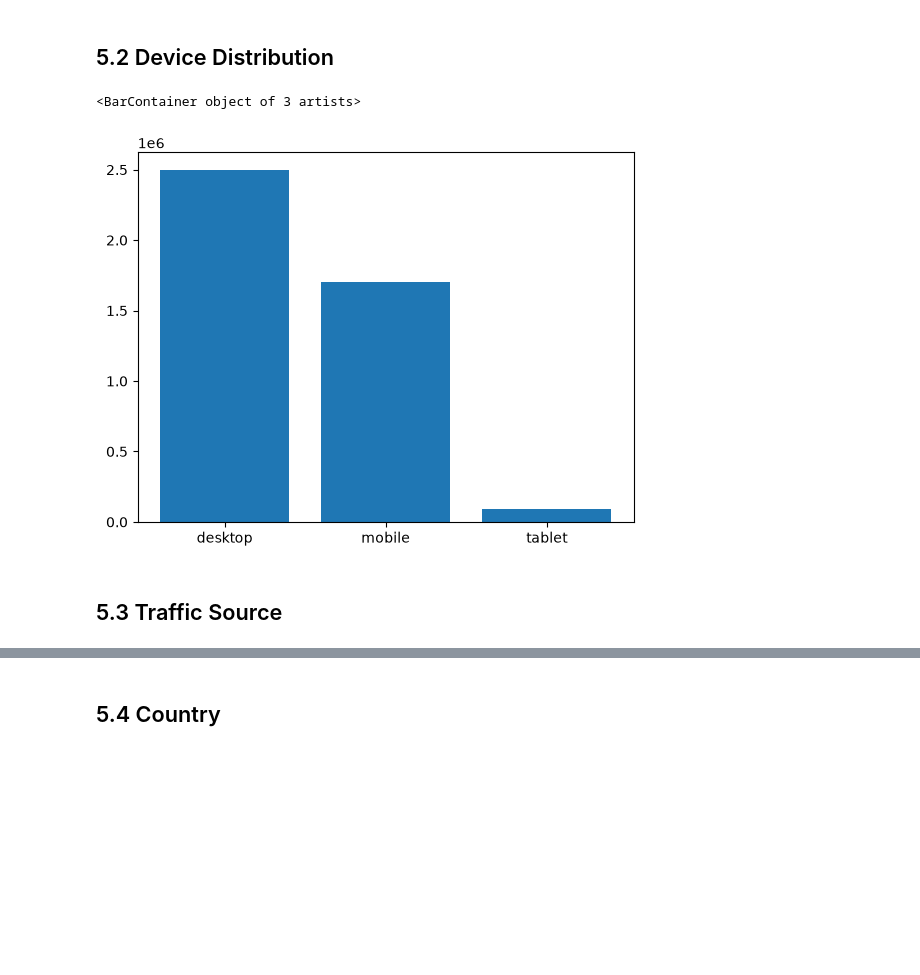
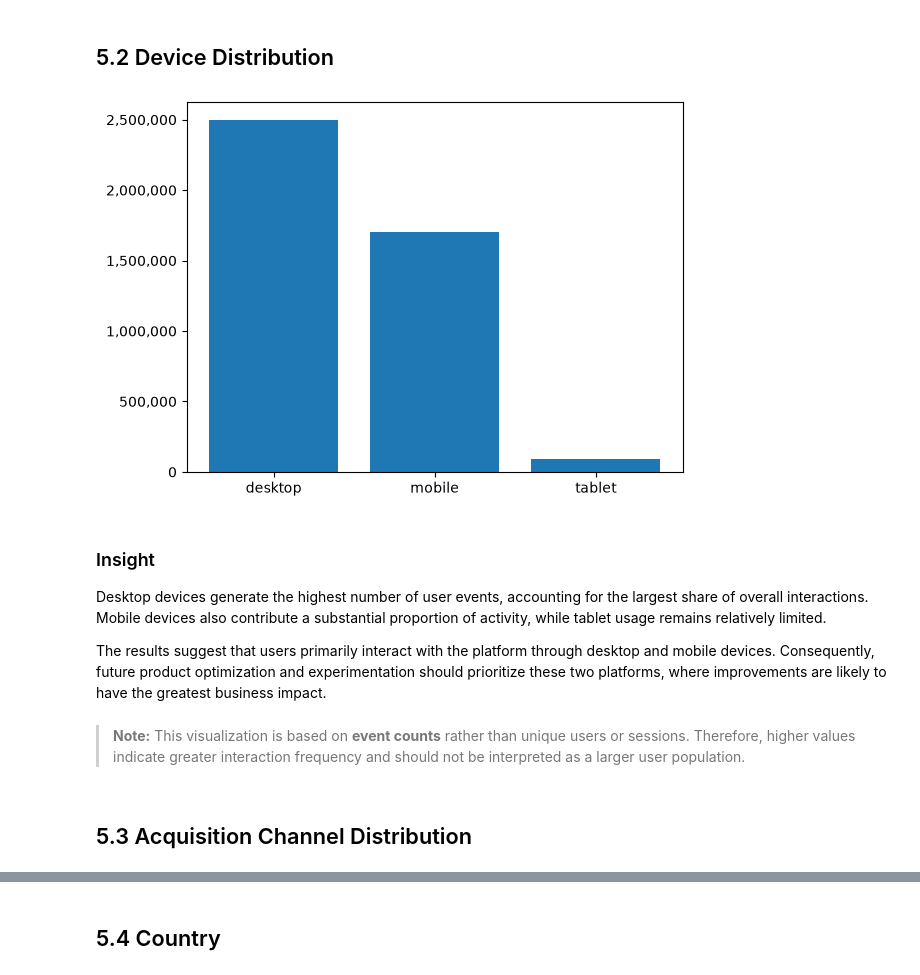
Before and after one commit to mosijituo049/ga4_product_analytics, a Jupyter notebook: notebooks/01_data_understanding.ipynb, the cells around one changed output, grey strips where cells are left out. Drawn from its saved outputs; the diff is of its cells as text; code cells hidden in the pictures; blank space fills up the shorter version.

Commit message:
feat: finalize GA4 product analytics project

```diff
--- a/notebooks/01_data_understanding.ipynb
+++ b/notebooks/01_data_understanding.ipynb
@@ -125,12 +211,22 @@ device = load_device_distribution()
 # %%
 plt.bar(
     device.device_category,
     device.events
 )
+
+ax = plt.gca()
+ax.yaxis.set_major_formatter(StrMethodFormatter('{x:,.0f}'))
 # %% [output]
-<BarContainer object of 3 artists>
-[figure, old version]
+[figure, new version]
+# %% [markdown]
+### Insight
+
+Desktop devices generate the highest number of user events, accounting for the largest share of overall interactions. Mobile devices also contribute a substantial proportion of activity, while tablet usage remains relatively limited.
+
+The results suggest that users primarily interact with the platform through desktop and mobile devices. Consequently, future product optimization and experimentation should prioritize these two platforms, where improvements are likely to have the greatest business impact.
+# %% [markdown]
+> **Note:** This visualization is based on **event counts** rather than unique users or sessions. Therefore, higher values indicate greater interaction frequency and should not be interpreted as a larger user population.
 # %% [markdown]
-## 5.3 Traffic Source
+## 5.3 Acquisition Channel Distribution
 # %%
 source = load_source_distribution()
```
Also changed, not shown: parts of 31 cells of this notebook, 22 other files.
